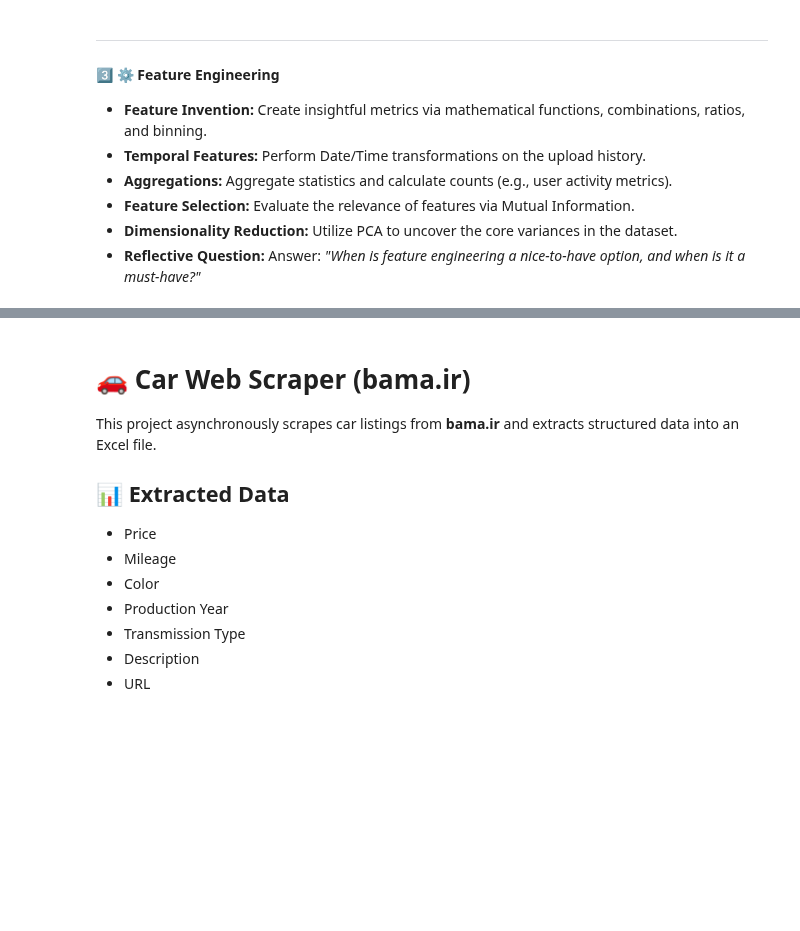
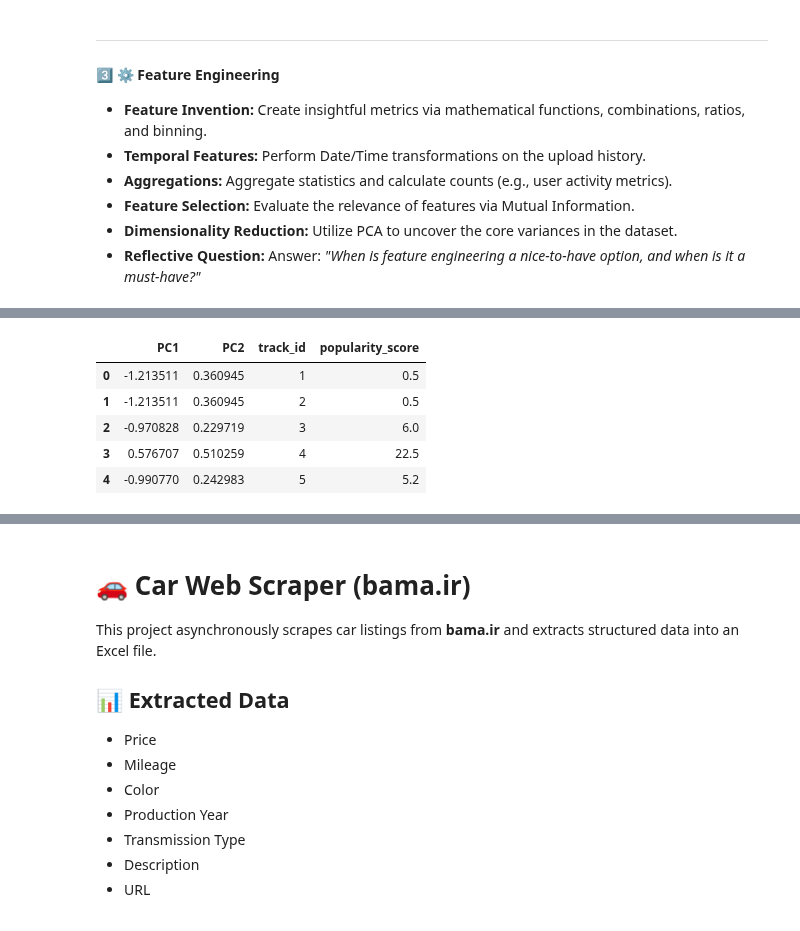
Before and after one commit to MaximumAsp66915/Applied_Data_Science_Course, a Jupyter notebook: ADS_A01/notebooks/01_Main_Analysis.ipynb, the cells around one changed output, grey strips where cells are left out. Cells and saved outputs as stored; diff of their text form; code cells hidden in the pictures; blank space fills up the shorter version.

```diff
--- a/ADS_A01/notebooks/01_Main_Analysis.ipynb
+++ b/ADS_A01/notebooks/01_Main_Analysis.ipynb
@@ -1113,0 +1194,15 @@ plt.show()
+# %%
+df_tracks["is_top_100"] = 0
+df_tracks.loc[df_tracks.nlargest(100, "popularity_score").index, "is_top_100"] = 1
+
+features = [
+    "artist_count",
+    "total_likes",
+    "total_dislikes",
+    "total_reactions",
+    "num_senders",
+    "reactions_w_sum"
+]
+
+X = df_tracks[features]
+y = df_tracks["popularity_score"]
@@ -1113,0 +1282,67 @@ plt.show()
+# %%
+# =========================
+# 📌 PCA PIPELINE (CLEAN VERSION)
+# =========================
+
+from sklearn.preprocessing import StandardScaler
+from sklearn.decomposition import PCA
+
+# =========================
+# 1. DROP LOW-IMPORTANCE FEATURES
+# =========================
+# Based on Mutual Information results, we remove weak predictors:
+# - artist_count (almost no information)
+# - total_dislikes (very weak signal)
+
+df_pca = df_tracks.drop(columns=["artist_count", "total_dislikes"])
+
+# =========================
+# 2. SELECT FEATURES FOR PCA
+# =========================
+# We keep only numeric engagement-related features
+features = [
+    "total_likes",
+    "total_reactions",
+    "num_senders",
+    "reactions_w_sum"
+]
+
+X = df_pca[features]
+
+# =========================
+# 3. STANDARDIZE FEATURES
+# =========================
+# PCA is sensitive to scale, so we normalize all features
+scaler = StandardScaler()
+X_scaled = scaler.fit_transform(X)
+
+# =========================
+# 4. APPLY PCA
+# =========================
+# We keep enough components to preserve 95% of variance
+pca = PCA(n_components=0.95, random_state=42)
+X_pca = pca.fit_transform(X_scaled)
+
+# =========================
+# 5. RESULTS SUMMARY
+# =========================
+print("Original feature count:", X.shape[1])
+print("Reduced PCA feature count:", X_pca.shape[1])
+print("Explained variance ratio:", pca.explained_variance_ratio_)
+print("Total explained variance:", sum(pca.explained_variance_ratio_))
+
+# =========================
+# 6. OPTIONAL: CREATE PCA DATAFRAME
+# =========================
+# This makes it easier to use in modeling later
+df_pca_final = pd.DataFrame(
+    X_pca,
+    columns=[f"PC{i+1}" for i in range(X_pca.shape[1])]
+)
+
+# Add back identifier or target if needed
+df_pca_final["track_id"] = df_pca["track_id"].values
+df_pca_final["popularity_score"] = df_pca["popularity_score"].values
+
+df_pca_final.head()
+# %% [output]
@@ -1113,0 +1353,6 @@ plt.show()
+|  | PC1 | PC2 | track_id | popularity_score |
+| 0 | -1.213511 | 0.360945 | 1 | 0.5 |
+| 1 | -1.213511 | 0.360945 | 2 | 0.5 |
+| 2 | -0.970828 | 0.229719 | 3 | 6.0 |
+| 3 | 0.576707 | 0.510259 | 4 | 22.5 |
+| 4 | -0.990770 | 0.242983 | 5 | 5.2 |
```
Also changed, not shown: parts of 17 cells of this notebook, 2 other files.
